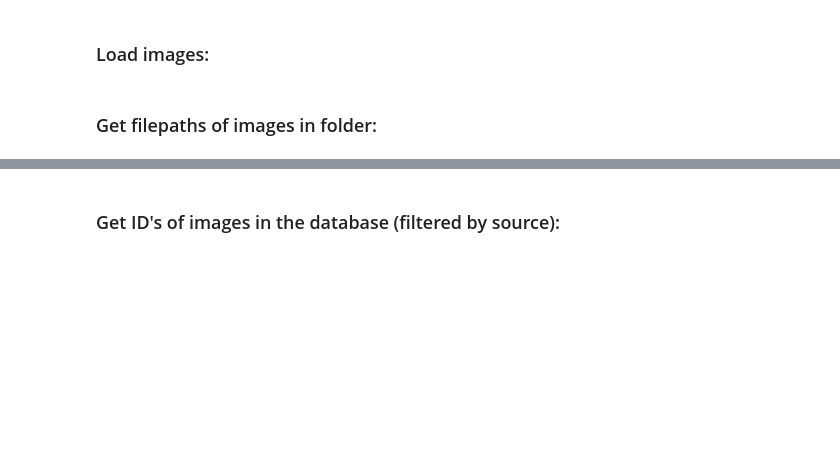
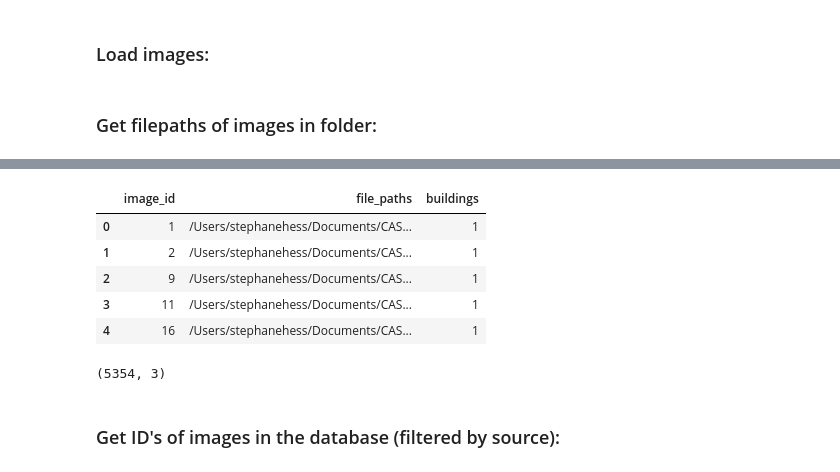
Before and after one commit to HieronymusEsteban/dias_digit_project, a Jupyter notebook: db_etl_clustering.ipynb, the cells around one changed output, grey strips where cells are left out. Drawn from its saved outputs; the diff is of its cells as text; code cells hidden in the pictures; blank space fills up the shorter version.

```diff
--- a/db_etl_clustering.ipynb
+++ b/db_etl_clustering.ipynb
@@ -258,3 +303,16 @@ print(label_data.head())
+# %%
+label_data.head()
+# %% [output]
+|  | image_id | file_paths | buildings |
+| 0 | 1 | /Users/stephanehess/Documents/CAS... | 1 |
+| 1 | 2 | /Users/stephanehess/Documents/CAS... | 1 |
+| 2 | 9 | /Users/stephanehess/Documents/CAS... | 1 |
+| 3 | 11 | /Users/stephanehess/Documents/CAS... | 1 |
+| 4 | 16 | /Users/stephanehess/Documents/CAS... | 1 |
+# %%
+label_data.shape
+# %% [output]
+(5354, 3)
 # %% [markdown]
 ### Get ID's of images in the database (filtered by source):
 # %%
```
Also changed, not shown: parts of 32 cells of this notebook, 3 other files.
